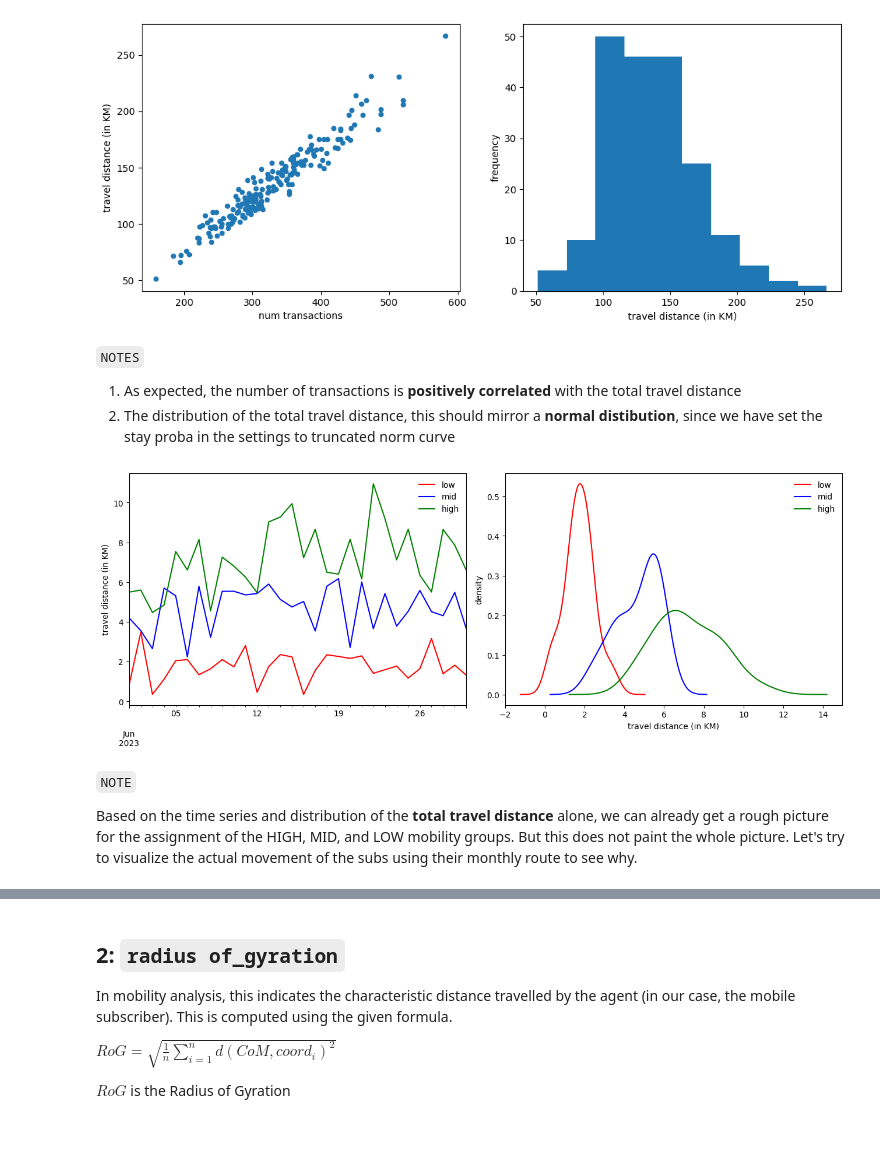
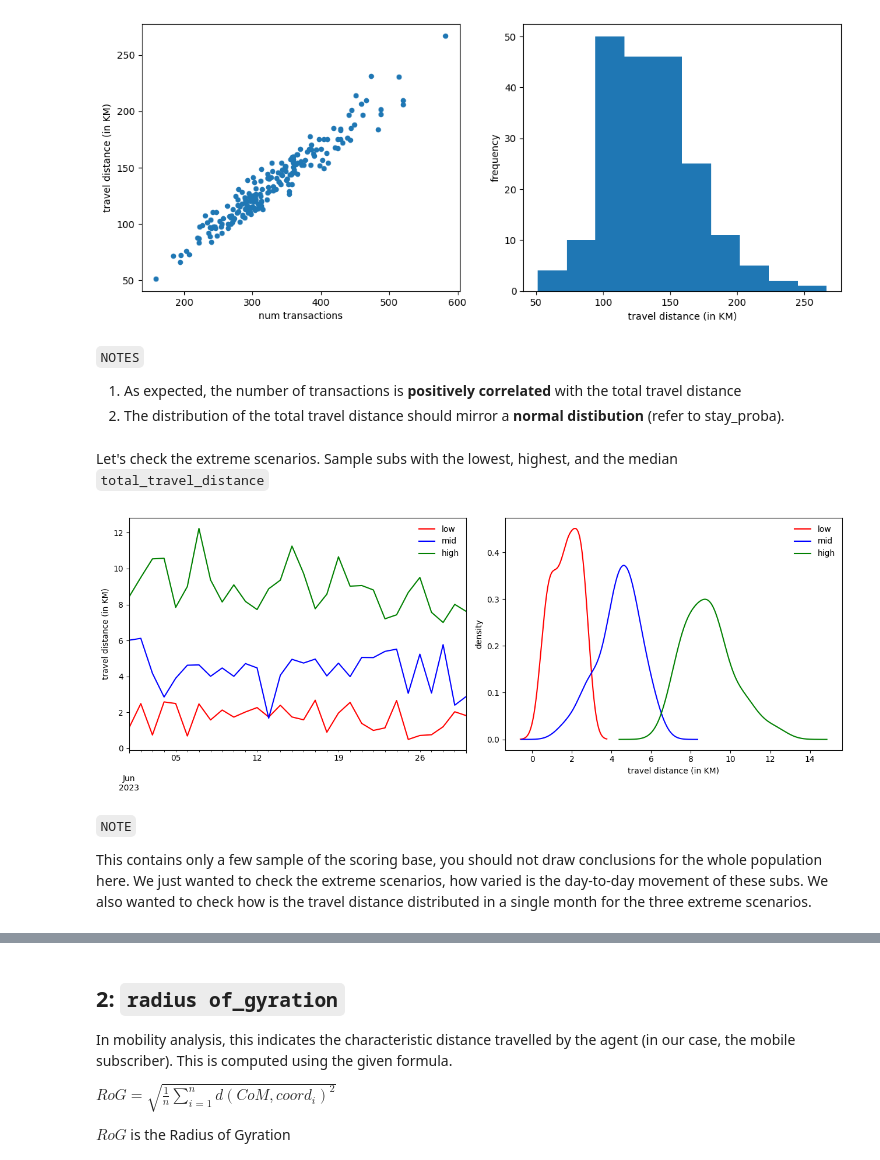
Before and after one commit to jpacil0/sds4gdsp, a Jupyter notebook: notebooks/02 Application.ipynb, the cells around one changed output, grey strips where cells are left out. Cells and saved outputs as stored; diff of their text form; code cells hidden in the pictures; blank space fills up the shorter version.

Commit message:
add cp mobility idx 1 and 2

```diff
--- a/notebooks/02 Application.ipynb
+++ b/notebooks/02 Application.ipynb
@@ -286,7 +286,9 @@ plot1_total_travel_distance(fake_transactions, scoring_base)
 `NOTES`
 
 1. As expected, the number of transactions is **positively correlated** with the total travel distance
-2. The distribution of the total travel distance, this should mirror a **normal distibution**, since we have set the stay proba in the settings to truncated norm curve
+2. The distribution of the total travel distance should mirror a **normal distibution** (refer to stay_proba).
+# %% [markdown]
+Let's check the extreme scenarios. Sample subs with the lowest, highest, and the median `total_travel_distance`
 # %%
 metric = "total_travel_distance"
 sample_traj_low, sample_traj_mid, sample_traj_high = fetch_sample_trajs(scoring_base, metric, date, window, fake_transactions, fake_cellsites)
@@ -306,7 +308,7 @@ def fetch_total_travel_distance(traj):
     data["travel_distance"] = travel_distances
     return data.loc[data.travel_distance>0].reset_index(drop=True)
 
-def plot_total_travel_distance(traj_low, traj_mid, traj_high):
+def plot_total_travel_distances(traj_low, traj_mid, traj_high):
     fig, (ax1, ax2) = plt.subplots(1, 2, figsize=(13, 5))
     sample_low = fetch_total_travel_distance(traj_low)
     sample_mid = fetch_total_travel_distance(traj_mid)
@@ -330,10 +332,11 @@ def plot_total_travel_distance(traj_low, traj_mid, traj_high):
     plt.close();
     return fig
 # %%
-plot_total_travel_distance(sample_traj_low, sample_traj_mid, sample_traj_high)
+# this is a sample
+plot_total_travel_distances(sample_traj_low, sample_traj_mid, sample_traj_high)
 # %% [output]
-[figure, old version]
+[figure, new version]
 # %% [markdown]
 `NOTE`
 
-Based on the time series and distribution of the **total travel distance** alone, we can already get a rough picture for the assignment of the  HIGH, MID, and LOW mobility groups. But this does not paint the whole picture. Let's try to visualize the actual movement of the subs using their monthly route to see why.
+This contains only a few sample of the scoring base, you should not draw conclusions for the whole population here. We just wanted to check the extreme scenarios, how varied is the day-to-day movement of these subs. We also wanted to check how is the travel distance distributed in a single month for the three extreme scenarios.
```
Also changed, not shown: parts of 26 cells of this notebook.
